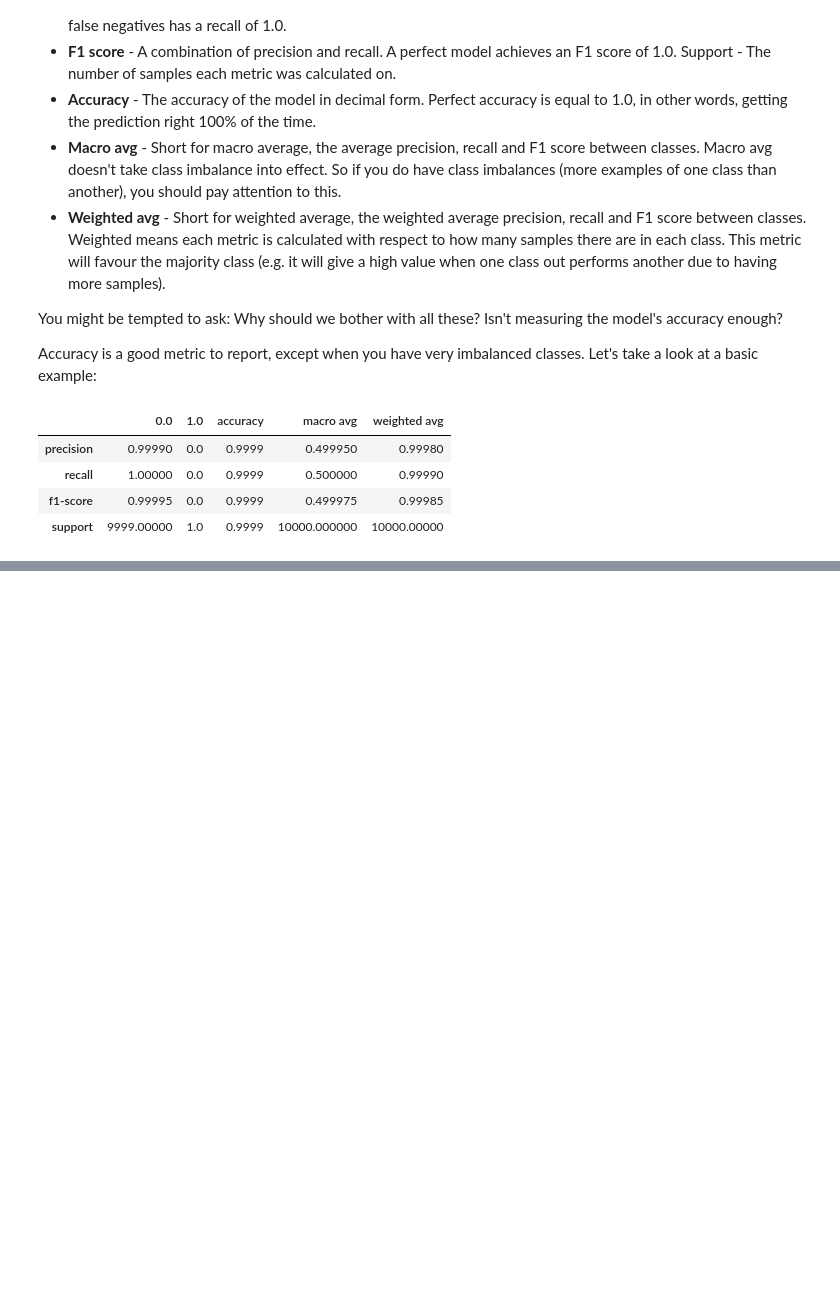
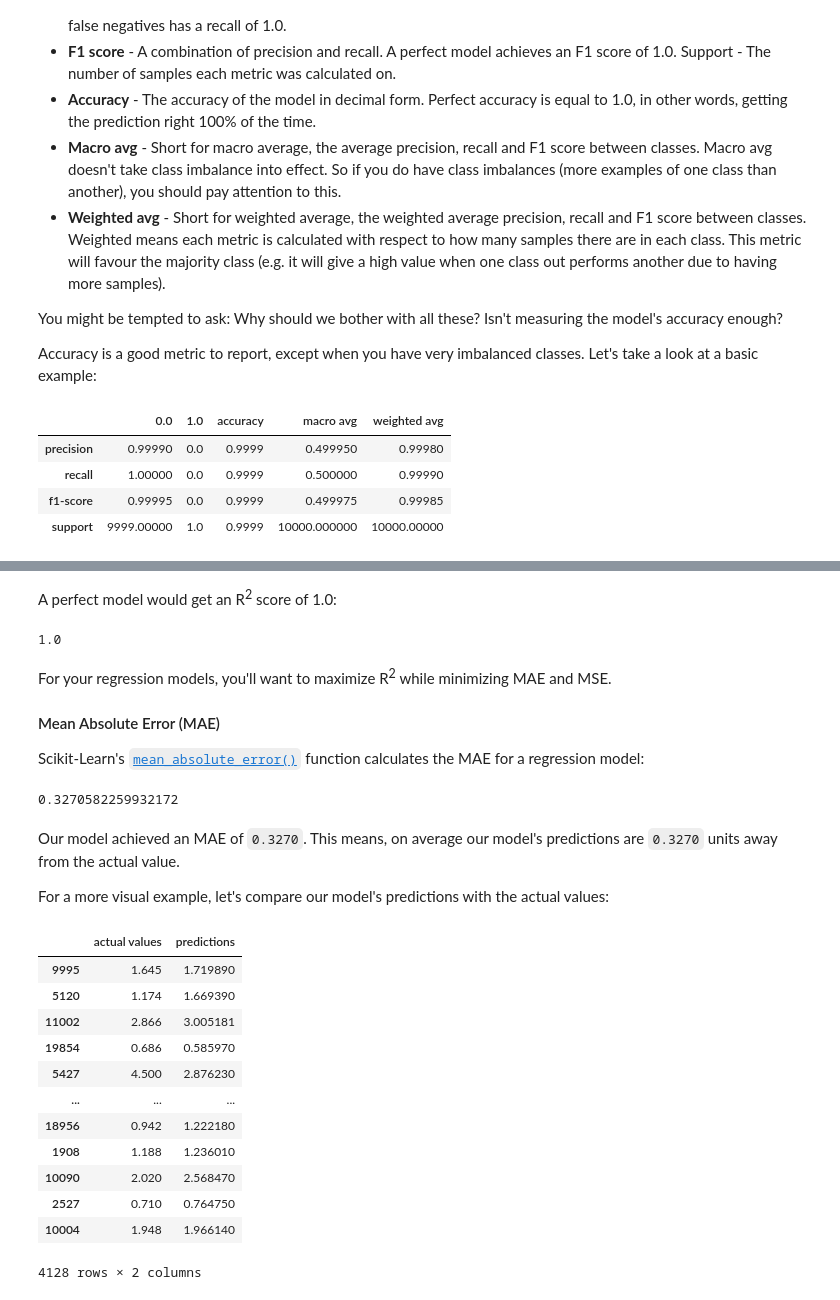
Before and after one commit to Insidiae/ztm-machine-learning, a Jupyter notebook: 4_scikit-learn_creating_machine_learning_models/introduction_to_scikit-learn.ipynb, the cells around one changed output, grey strips where cells are left out. Saved outputs shown, nothing was run; the diff lists cells and outputs as text; code cells hidden in the pictures; blank space fills up the shorter version.

```diff
--- a/4_scikit-learn_creating_machine_learning_models/introduction_to_scikit-learn.ipynb
+++ b/4_scikit-learn_creating_machine_learning_models/introduction_to_scikit-learn.ipynb
@@ -1558,0 +1611,43 @@ Here are some rules of thumb for evaluating classification models:
+# %% [markdown]
+A perfect model would get an R<sup>2</sup> score of 1.0:
+# %%
+r2_score(y_test, y_test)
+# %% [output]
+1.0
+# %% [markdown]
+For your regression models, you'll want to maximize R<sup>2</sup> while minimizing MAE and MSE.
+
+#### Mean Absolute Error (MAE)
+
+Scikit-Learn's [`mean_absolute_error()`](https://scikit-learn.org/stable/modules/generated/sklearn.metrics.mean_absolute_error.html) function calculates the MAE for a regression model:
+# %%
+from sklearn.metrics import mean_absolute_error
+
+mae = mean_absolute_error(y_test, y_preds)
+
+mae
+# %% [output]
+0.3270582259932172
+# %% [markdown]
+Our model achieved an MAE of `0.3270`. This means, on average our model's predictions are `0.3270` units away from the actual value.
+
+For a more visual example, let's compare our model's predictions with the actual values:
+# %%
+df = pd.DataFrame(data={"actual values": y_test,
+                        "predictions": y_preds})
+
+df
+# %% [output]
+|  | actual values | predictions |
+| 9995 | 1.645 | 1.719890 |
+| 5120 | 1.174 | 1.669390 |
+| 11002 | 2.866 | 3.005181 |
+| 19854 | 0.686 | 0.585970 |
+| 5427 | 4.500 | 2.876230 |
+| ... | ... | ... |
+| 18956 | 0.942 | 1.222180 |
+| 1908 | 1.188 | 1.236010 |
+| 10090 | 2.020 | 2.568470 |
+| 2527 | 0.710 | 0.764750 |
+| 10004 | 1.948 | 1.966140 |
+4128 rows × 2 columns
```
Also changed, not shown: parts of 45 cells of this notebook, 4 other files.
